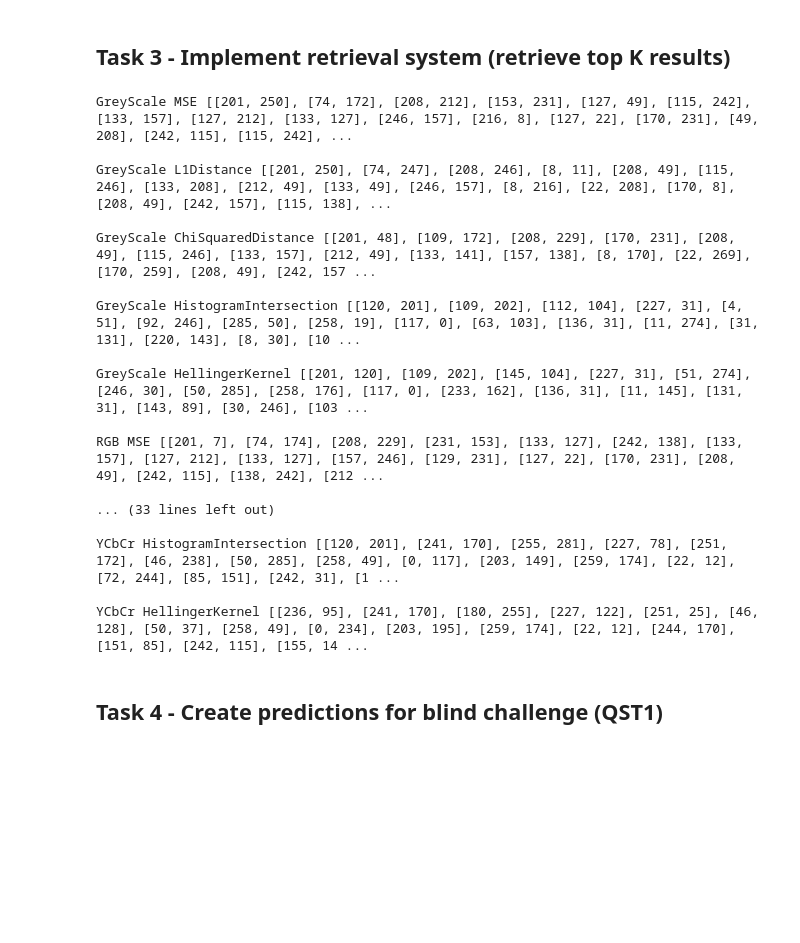
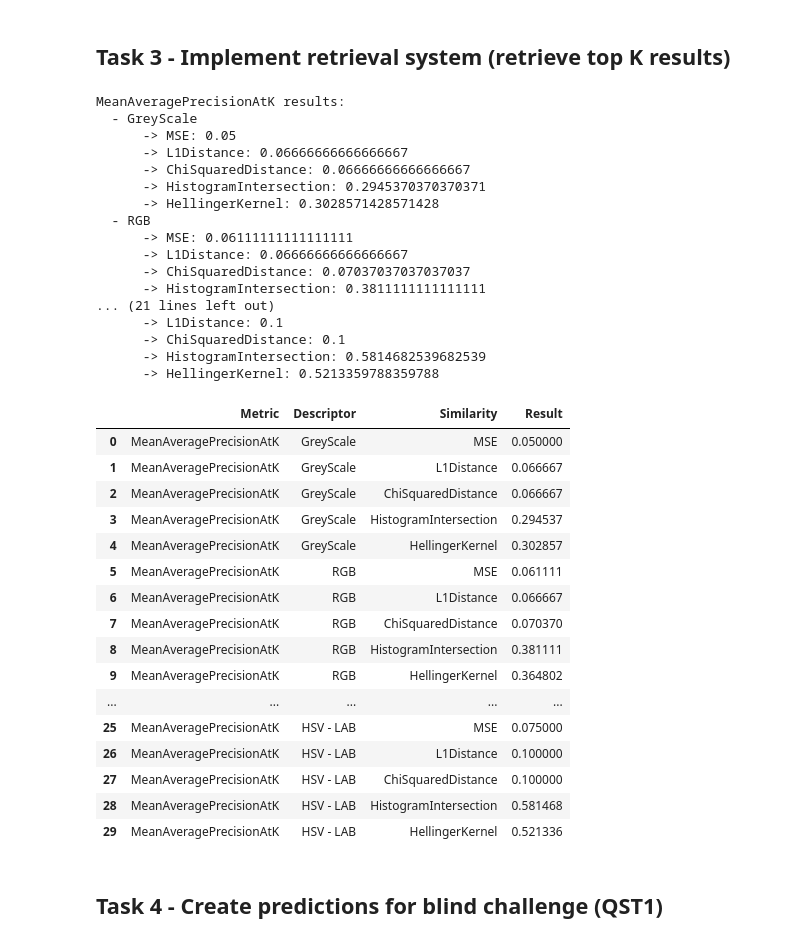
Before and after one commit to MCV-2024-C1-Project/Team8, a Jupyter notebook: WEEK_1/C1_W1_G8.ipynb, the cells around one changed output. Drawn from its saved outputs; the diff is of its cells as text; code cells hidden in the pictures; blank space fills up the shorter version.

Commit message:
Implements metric + wip

```diff
--- a/WEEK_1/C1_W1_G8.ipynb
+++ b/WEEK_1/C1_W1_G8.ipynb
@@ -126,7 +136,7 @@ def get_topk_distances(query_distances_to_bbdd: np.array, k: int = 1) -> tuple[l
     return retrieved_bbdd_indices.tolist(), retrieved_bbdd_similarity.tolist()
 # %%
 # Select number of results to be retrieved
-k = 2
+k = 10
 # %%
 retrieved_bbdd_indices_list = []
 retrieved_bbdd_similarity_list = []
@@ -139,29 +149,60 @@ for query_descriptor_distances_to_bbdd in query_descriptor_distances_to_bbdd_lis
         retrieved_bbdd_similarity_tmp.append(retrieved_bbdd_similarity)
     retrieved_bbdd_indices_list.append(retrieved_bbdd_indices_tmp)
     retrieved_bbdd_similarity_list.append(retrieved_bbdd_similarity_tmp)
-# %%
-for descriptor, retrieved_bbdd_indices, retrieved_bbdd_similarity in zip(descriptors_classes, retrieved_bbdd_indices_list, retrieved_bbdd_similarity_list):
-    for similarity, retrieved_similarity_bbdd_indices, retrieved_similarity_bbdd_similarity in zip(similarity_classes, retrieved_bbdd_indices, retrieved_bbdd_similarity):
-        print(descriptor.color_space, similarity.__class__.__name__, retrieved_similarity_bbdd_indices, retrieved_similarity_bbdd_similarity, "\n")
-# %% [output]
-GreyScale MSE [[201, 250], [74, 172], [208, 212], [153, 231], [127, 49], [115, 242], [133, 157], [127, 212], [133, 127], [246, 157], [216, 8], [127, 22], [170, 231], [49, 208], [242, 115], [115, 242], ...
-
-GreyScale L1Distance [[201, 250], [74, 247], [208, 246], [8, 11], [208, 49], [115, 246], [133, 208], [212, 49], [133, 49], [246, 157], [8, 216], [22, 208], [170, 8], [208, 49], [242, 157], [115, 138], ...
-
-GreyScale ChiSquaredDistance [[201, 48], [109, 172], [208, 229], [170, 231], [208, 49], [115, 246], [133, 157], [212, 49], [133, 141], [157, 138], [8, 170], [22, 269], [170, 259], [208, 49], [242, 157 ...
-
-GreyScale HistogramIntersection [[120, 201], [109, 202], [112, 104], [227, 31], [4, 51], [92, 246], [285, 50], [258, 19], [117, 0], [63, 103], [136, 31], [11, 274], [31, 131], [220, 143], [8, 30], [10 ...
-
-GreyScale HellingerKernel [[201, 120], [109, 202], [145, 104], [227, 31], [51, 274], [246, 30], [50, 285], [258, 176], [117, 0], [233, 162], [136, 31], [11, 145], [131, 31], [143, 89], [30, 246], [103 ...
-
-RGB MSE [[201, 7], [74, 174], [208, 229], [231, 153], [133, 127], [242, 138], [133, 157], [127, 212], [133, 127], [157, 246], [129, 231], [127, 22], [170, 231], [208, 49], [242, 115], [138, 242], [212 ...
-
-... (33 lines left out)
-
-YCbCr HistogramIntersection [[120, 201], [241, 170], [255, 281], [227, 78], [251, 172], [46, 238], [50, 285], [258, 49], [0, 117], [203, 149], [259, 174], [22, 12], [72, 244], [85, 151], [242, 31], [1 ...
-
-YCbCr HellingerKernel [[236, 95], [241, 170], [180, 255], [227, 122], [251, 25], [46, 128], [50, 37], [258, 49], [0, 234], [203, 195], [259, 174], [22, 12], [244, 170], [151, 85], [242, 115], [155, 14 ...
 # %%
 # Metrics
+metrics = [MeanAveragePrecisionAtK()]
 # %%
-assert False, "Fix the following code"
+results = []
+
+for metric in metrics:
+    print(f"{metric.__class__.__name__} results:")
+    for descriptor, retrieved_bbdd_indices, retrieved_bbdd_similarity in zip(descriptors_classes, retrieved_bbdd_indices_list, retrieved_bbdd_similarity_list):
+        print(f"  - {descriptor.color_space}")
+        for similarity, retrieved_similarity_bbdd_indices, retrieved_similarity_bbdd_similarity in zip(similarity_classes, retrieved_bbdd_indices, retrieved_bbdd_similarity):
+            out = metric.compute(GT_QSD1_W1_LIST, retrieved_similarity_bbdd_indices)
+            print(f"      -> {similarity.__class__.__name__}: {out}")
+            results.append({
+                "Metric": metric.__class__.__name__,
+                "Descriptor": descriptor.color_space,
+                "Similarity": similarity.__class__.__name__,
+                "Result": out
+            })
+
+results_df = pd.DataFrame(results)
+results_df
+# %% [output]
+MeanAveragePrecisionAtK results:
+  - GreyScale
+      -> MSE: 0.05
+      -> L1Distance: 0.06666666666666667
+      -> ChiSquaredDistance: 0.06666666666666667
+      -> HistogramIntersection: 0.2945370370370371
+      -> HellingerKernel: 0.3028571428571428
+  - RGB
+      -> MSE: 0.06111111111111111
+      -> L1Distance: 0.06666666666666667
+      -> ChiSquaredDistance: 0.07037037037037037
+      -> HistogramIntersection: 0.3811111111111111
+... (21 lines left out)
+      -> L1Distance: 0.1
+      -> ChiSquaredDistance: 0.1
+      -> HistogramIntersection: 0.5814682539682539
+      -> HellingerKernel: 0.5213359788359788
+|  | Metric | Descriptor | Similarity | Result |
+| 0 | MeanAveragePrecisionAtK | GreyScale | MSE | 0.050000 |
+| 1 | MeanAveragePrecisionAtK | GreyScale | L1Distance | 0.066667 |
+| 2 | MeanAveragePrecisionAtK | GreyScale | ChiSquaredDistance | 0.066667 |
+| 3 | MeanAveragePrecisionAtK | GreyScale | HistogramIntersection | 0.294537 |
+| 4 | MeanAveragePrecisionAtK | GreyScale | HellingerKernel | 0.302857 |
+| 5 | MeanAveragePrecisionAtK | RGB | MSE | 0.061111 |
+| 6 | MeanAveragePrecisionAtK | RGB | L1Distance | 0.066667 |
+| 7 | MeanAveragePrecisionAtK | RGB | ChiSquaredDistance | 0.070370 |
+| 8 | MeanAveragePrecisionAtK | RGB | HistogramIntersection | 0.381111 |
+| 9 | MeanAveragePrecisionAtK | RGB | HellingerKernel | 0.364802 |
+| ... | ... | ... | ... | ... |
+| 25 | MeanAveragePrecisionAtK | HSV - LAB | MSE | 0.075000 |
+| 26 | MeanAveragePrecisionAtK | HSV - LAB | L1Distance | 0.100000 |
+| 27 | MeanAveragePrecisionAtK | HSV - LAB | ChiSquaredDistance | 0.100000 |
+| 28 | MeanAveragePrecisionAtK | HSV - LAB | HistogramIntersection | 0.581468 |
+| 29 | MeanAveragePrecisionAtK | HSV - LAB | HellingerKernel | 0.521336 |
```
Also changed, not shown: parts of 8 cells of this notebook, 3 other files.
